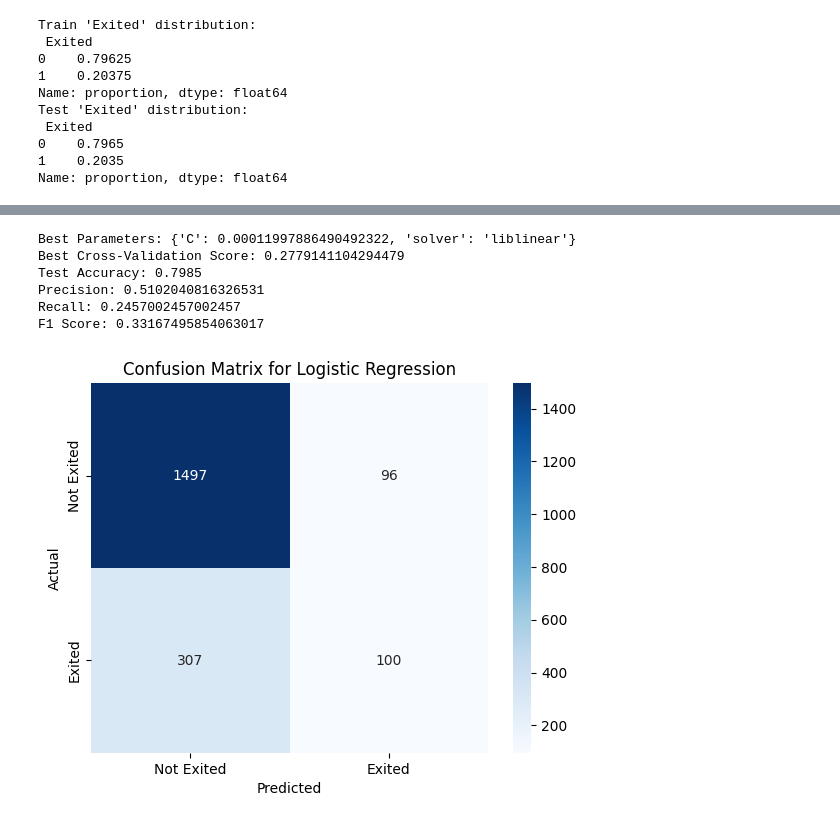
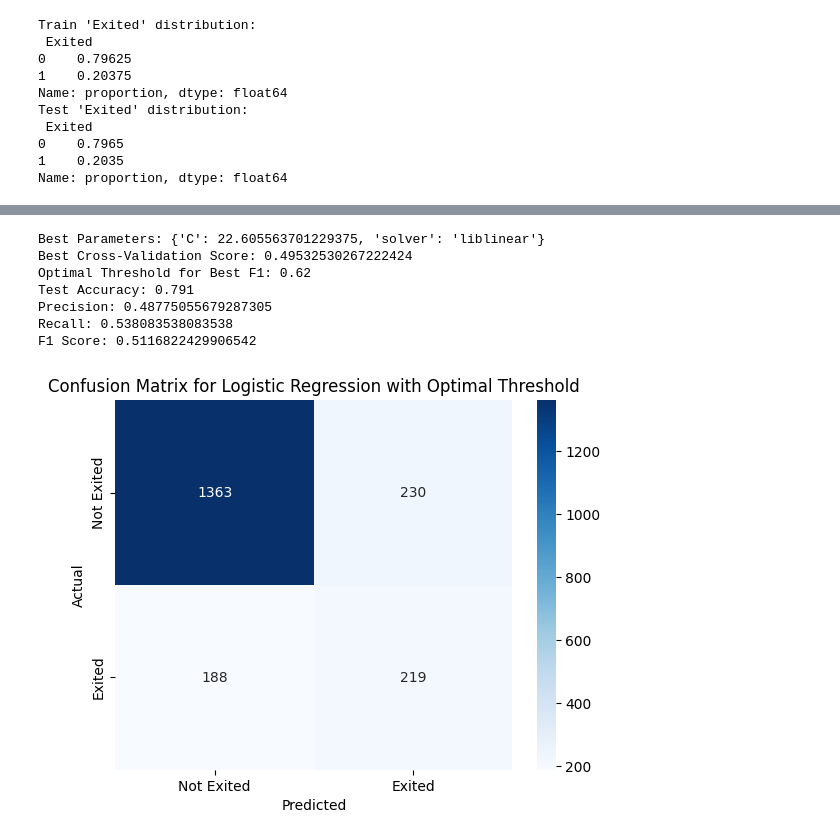
Before and after one commit to manor-s/DS-course-project-4, a Jupyter notebook: Classification_Project_Manor.ipynb, the cells around one changed output, grey strips where cells are left out. Cells and saved outputs as stored; diff of their text form; code cells hidden in the pictures.

Commit message:
Defining madel objective and adjusting models

```diff
--- a/Classification_Project_Manor.ipynb
+++ b/Classification_Project_Manor.ipynb
@@ -150,35 +156,37 @@ Successfully installed Mako-1.3.6 alembic-1.13.3 colorlog-6.8.2 optuna-4.0.0
 # %%
-# logistic regression
+## logistic regression
 
 import optuna
 import logging
 from sklearn.linear_model import LogisticRegression
 from sklearn.pipeline import Pipeline
 from sklearn.preprocessing import StandardScaler
-from sklearn.metrics import accuracy_score, precision_score, recall_score, f1_score, confusion_matrix
+from sklearn.metrics import accuracy_score, precision_score, recall_score, f1_score, confusion_matrix, precision_recall_curve
 from sklearn.model_selection import cross_val_score
 import seaborn as sns
 import matplotlib.pyplot as plt
 import pandas as pd
+import numpy as np
 
 # Suppress Optuna's verbose output by setting the logging level to WARNING
 optuna.logging.set_verbosity(optuna.logging.WARNING)
 
 # Define the objective function for Optuna
 def objective(trial):
-  # Define hyperparameters to tune
-  C = trial.suggest_float('C', 1e-4, 1e2, log=True)  # Regularization strength
-  solver = trial.suggest_categorical('solver', ['liblinear', 'lbfgs'])
+    # Define hyperparameters to tune
+    C = trial.suggest_float('C', 1e-4, 1e2, log=True)  # Regularization strength
+    solver = trial.suggest_categorical('solver', ['liblinear', 'lbfgs'])
 
-  # Create a pipeline with scaling and logistic regression
-  model = Pipeline([
-      ('scaler', StandardScaler()),
-      ('log_reg', LogisticRegression(C=C, solver=solver, max_iter=1000, random_state=42))
-  ])
+    # Create a pipeline with scaling and logistic regression
+    model = Pipeline([
+        ('scaler', StandardScaler()),
+        ('log_reg', LogisticRegression(C=C, solver=solver, max_iter=1000,
+                                       random_state=42, class_weight='balanced'))
+    ])
 
-  # Perform cross-validation and return the mean accuracy score
-  score = cross_val_score(model, X_train, y_train, cv=5, scoring='recall').mean()
-  return score
+    # Perform cross-validation and return the mean F1 score
+    score = cross_val_score(model, X_train, y_train, cv=5, scoring='f1').mean()
+    return score
 
 # Create the Optuna study and optimize
 study = optuna.create_study(direction='maximize')
@@ -191,48 +199,61 @@ print("Best Cross-Validation Score:", study.best_value)
 # Train the final model with the best parameters
 best_model = Pipeline([
     ('scaler', StandardScaler()),
-    ('log_reg', LogisticRegression(**study.best_params, max_iter=1000, random_state=42))
+    ('log_reg', LogisticRegression(**study.best_params, max_iter=1000,
+                                   random_state=42, class_weight='balanced'))
 ])
 best_model.fit(X_train, y_train)
 
+# Predict probabilities and find the optimal threshold using the Precision-Recall curve
+y_probs = best_model.predict_proba(X_test)[:, 1]  # Probabilities for the positive class
+precision, recall, thresholds = precision_recall_curve(y_test, y_probs)
+
+# Find the threshold that gives the best F1 score
+f1_scores = 2 * (precision * recall) / (precision + recall)
+optimal_threshold = thresholds[np.argmax(f1_scores)]
+print(f"Optimal Threshold for Best F1: {optimal_threshold:.2f}")
+
+# Use the optimal threshold to make final predictions
+y_pred = (y_probs >= optimal_threshold).astype(int)
+
 # Evaluate on the test set
-y_pred = best_model.predict(X_test)
 accuracy = accuracy_score(y_test, y_pred)
-precision = precision_score(y_test, y_pred)
-recall = recall_score(y_test, y_pred)
-f1 = f1_score(y_test, y_pred)
+precision_final = precision_score(y_test, y_pred)
+recall_final = recall_score(y_test, y_pred)
+f1_final = f1_score(y_test, y_pred)
 
 # Print evaluation results
 print("Test Accuracy:", accuracy)
-print("Precision:", precision)
-print("Recall:", recall)
-print("F1 Score:", f1)
+print("Precision:", precision_final)
+print("Recall:", recall_final)
+print("F1 Score:", f1_final)
 
 # Confusion Matrix
 cm = confusion_matrix(y_test, y_pred)
 sns.heatmap(cm, annot=True, fmt='d', cmap='Blues', xticklabels=['Not Exited', 'Exited'], yticklabels=['Not Exited', 'Exited'])
 plt.xlabel('Predicted')
 plt.ylabel('Actual')
-plt.title('Confusion Matrix for Logistic Regression')
+plt.title('Confusion Matrix for Logistic Regression with Optimal Threshold')
 plt.show()
 
 # Evaluate the impact of each variable
 # Extract the coefficients and match them to feature names
 coefficients = best_model.named_steps['log_reg'].coef_[0]
 feature_importance = pd.DataFrame({'Feature': X_train.columns, 'Coefficient': coefficients})
 feature_importance['Abs_Coefficient'] = feature_importance['Coefficient'].abs()
 feature_importance = feature_importance.sort_values(by='Abs_Coefficient', ascending=False)
 
 # Display feature impact
 print("\nFeature Impact:")
 print(feature_importance[['Feature', 'Coefficient']])
 # %% [output]
-Best Parameters: {'C': 0.00011997886490492322, 'solver': 'liblinear'}
-Best Cross-Validation Score: 0.2779141104294479
-Test Accuracy: 0.7985
-Precision: 0.5102040816326531
-Recall: 0.2457002457002457
-F1 Score: 0.33167495854063017
+Best Parameters: {'C': 22.605563701229375, 'solver': 'liblinear'}
+Best Cross-Validation Score: 0.49532530267222424
+Optimal Threshold for Best F1: 0.62
+Test Accuracy: 0.791
+Precision: 0.48775055679287305
+Recall: 0.538083538083538
+F1 Score: 0.5116822429906542
-[figure, old version]
+[figure, new version]
 Feature Impact:
                           Feature  Coefficient
```
Also changed, not shown: parts of 8 cells of this notebook.
